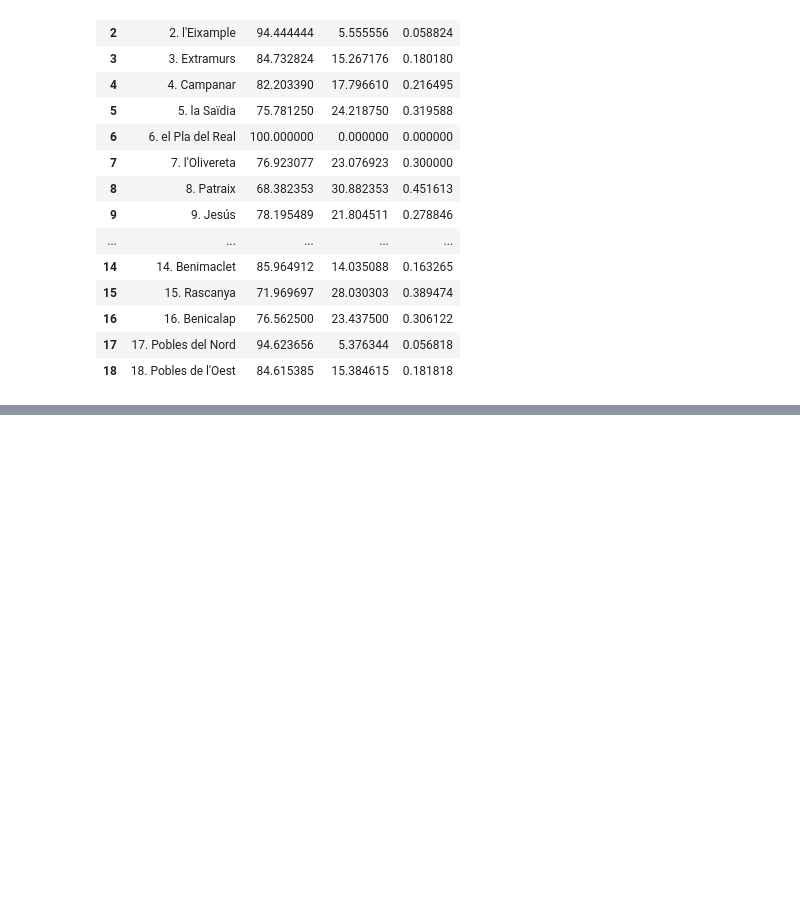
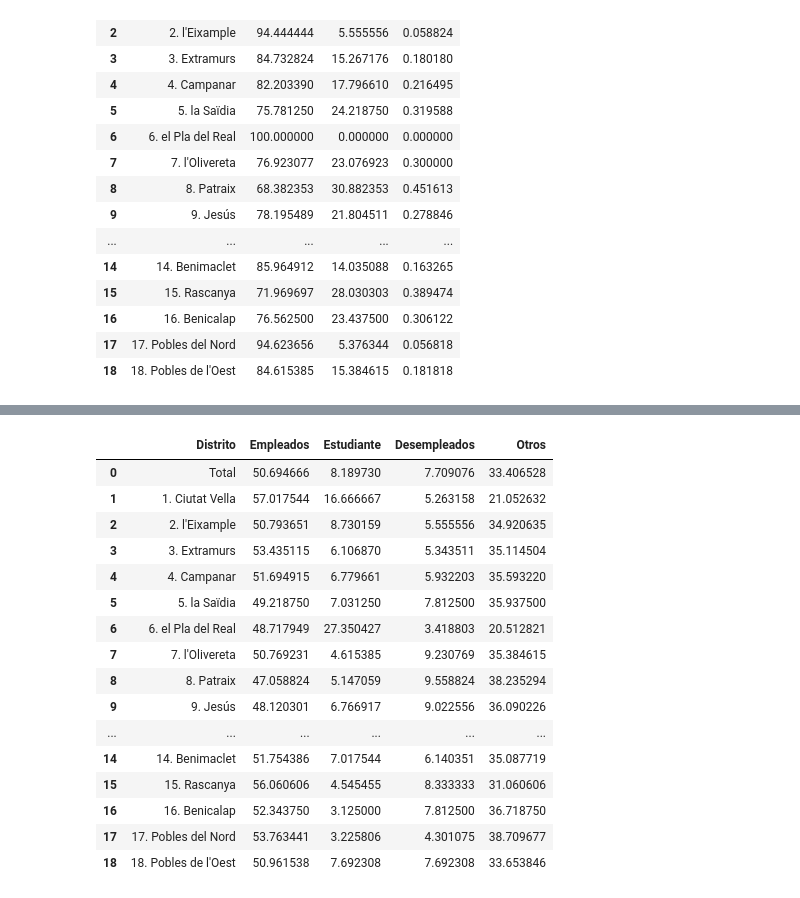
Before and after one commit to esedesam/mcd-nlp-proyecto, a Jupyter notebook: plantilla.ipynb, the cells around one changed output, grey strips where cells are left out. Drawn from its saved outputs; the diff is of its cells as text; code cells hidden in the pictures; blank space fills up the shorter version.

```diff
--- a/plantilla.ipynb
+++ b/plantilla.ipynb
@@ -157,3 +157,38 @@ df_op_politi.head(19)
 | 16 | 16. Benicalap | 0.781250 | 0.781250 | 7.812500 | 14.843750 | 10.937500 | 0.000000 | 4.687500 | 1.562500 | 0.781250 | 3.125000 | ... |
 | 17 | 17. Pobles del Nord | 7.526882 | 5.376344 | 4.301075 | 6.451613 | 16.129032 | 9.677419 | 6.451613 | 4.301075 | 0.000000 | 2.150538 | ... |
 | 18 | 18. Pobles de l'Oest | 12.500000 | 3.846154 | 3.846154 | 4.807692 | 20.192308 | 0.961538 | 4.807692 | 2.884615 | 0.961538 | 5.769231 | ... |
+# %%
+df_s_laboral  = pd.read_excel('docs_Carlos/Distritos23.xlsx', sheet_name=' P.39', header=7)
+# cambiar el nombre de la primera columna que hace de header a 'Distrito':
+df_s_laboral.rename(columns={'Unnamed: 0':'Distrito'}, inplace=True)
+# Remombrar la segunda columna como "Empleados" (acceder a ella por indice)
+df_s_laboral.rename(columns={df_s_laboral.columns[1]:'Empleados'}, inplace=True)
+# Crear columna Extra llamada "parados_b" que sea la suma de las columnas 2 y 3
+df_s_laboral['Desempleados'] = df_s_laboral.iloc[:, 2] + df_s_laboral.iloc[:, 3]
+#eliminar columnas 2 y 3
+df_s_laboral = df_s_laboral.drop(df_s_laboral.columns[2:4], axis=1)
+df_s_laboral['Otros'] = df_s_laboral.iloc[:, 3] + df_s_laboral.iloc[:, 4] + df_s_laboral.iloc[:, 5]
+#eliminar columnas 3, 4 5 y 6
+df_s_laboral = df_s_laboral.drop(df_s_laboral.columns[3:7], axis=1)
+df_s_laboral.head(19)
+
+
+#df_extranjer['Españoles'] = df_extranjer.iloc[:, 1] + df_extranjer.iloc[:, 2]
+# %% [output]
+|  | Distrito | Empleados | Estudiante | Desempleados | Otros |
+| 0 | Total | 50.694666 | 8.189730 | 7.709076 | 33.406528 |
+| 1 | 1. Ciutat Vella | 57.017544 | 16.666667 | 5.263158 | 21.052632 |
+| 2 | 2. l'Eixample | 50.793651 | 8.730159 | 5.555556 | 34.920635 |
+| 3 | 3. Extramurs | 53.435115 | 6.106870 | 5.343511 | 35.114504 |
+| 4 | 4. Campanar | 51.694915 | 6.779661 | 5.932203 | 35.593220 |
+| 5 | 5. la Saïdia | 49.218750 | 7.031250 | 7.812500 | 35.937500 |
+| 6 | 6. el Pla del Real | 48.717949 | 27.350427 | 3.418803 | 20.512821 |
+| 7 | 7. l'Olivereta | 50.769231 | 4.615385 | 9.230769 | 35.384615 |
+| 8 | 8. Patraix | 47.058824 | 5.147059 | 9.558824 | 38.235294 |
+| 9 | 9. Jesús | 48.120301 | 6.766917 | 9.022556 | 36.090226 |
+| ... | ... | ... | ... | ... | ... |
+| 14 | 14. Benimaclet | 51.754386 | 7.017544 | 6.140351 | 35.087719 |
+| 15 | 15. Rascanya | 56.060606 | 4.545455 | 8.333333 | 31.060606 |
+| 16 | 16. Benicalap | 52.343750 | 3.125000 | 7.812500 | 36.718750 |
+| 17 | 17. Pobles del Nord | 53.763441 | 3.225806 | 4.301075 | 38.709677 |
+| 18 | 18. Pobles de l'Oest | 50.961538 | 7.692308 | 7.692308 | 33.653846 |
```
Also changed, not shown: parts of 1 cell of this notebook.
